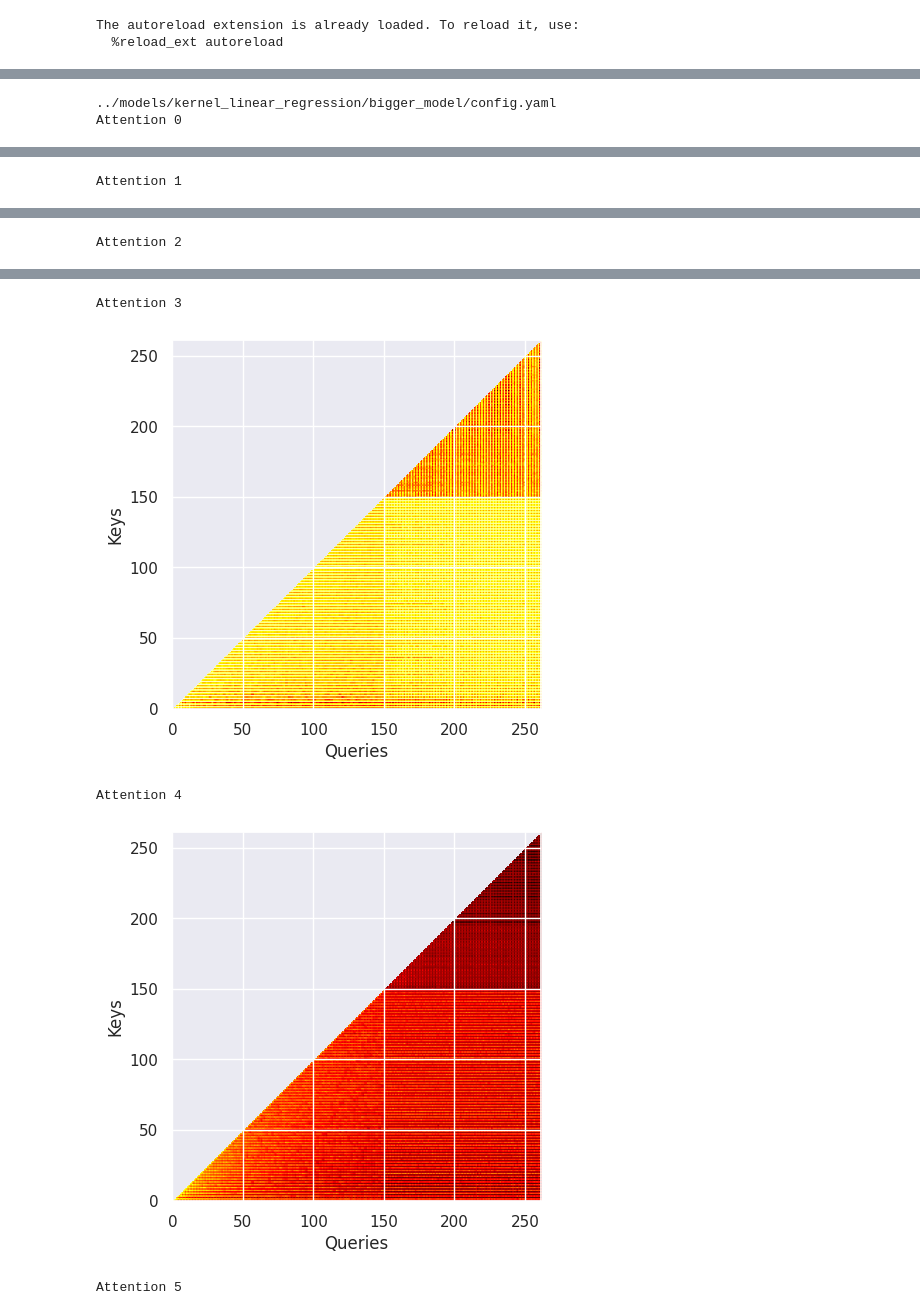
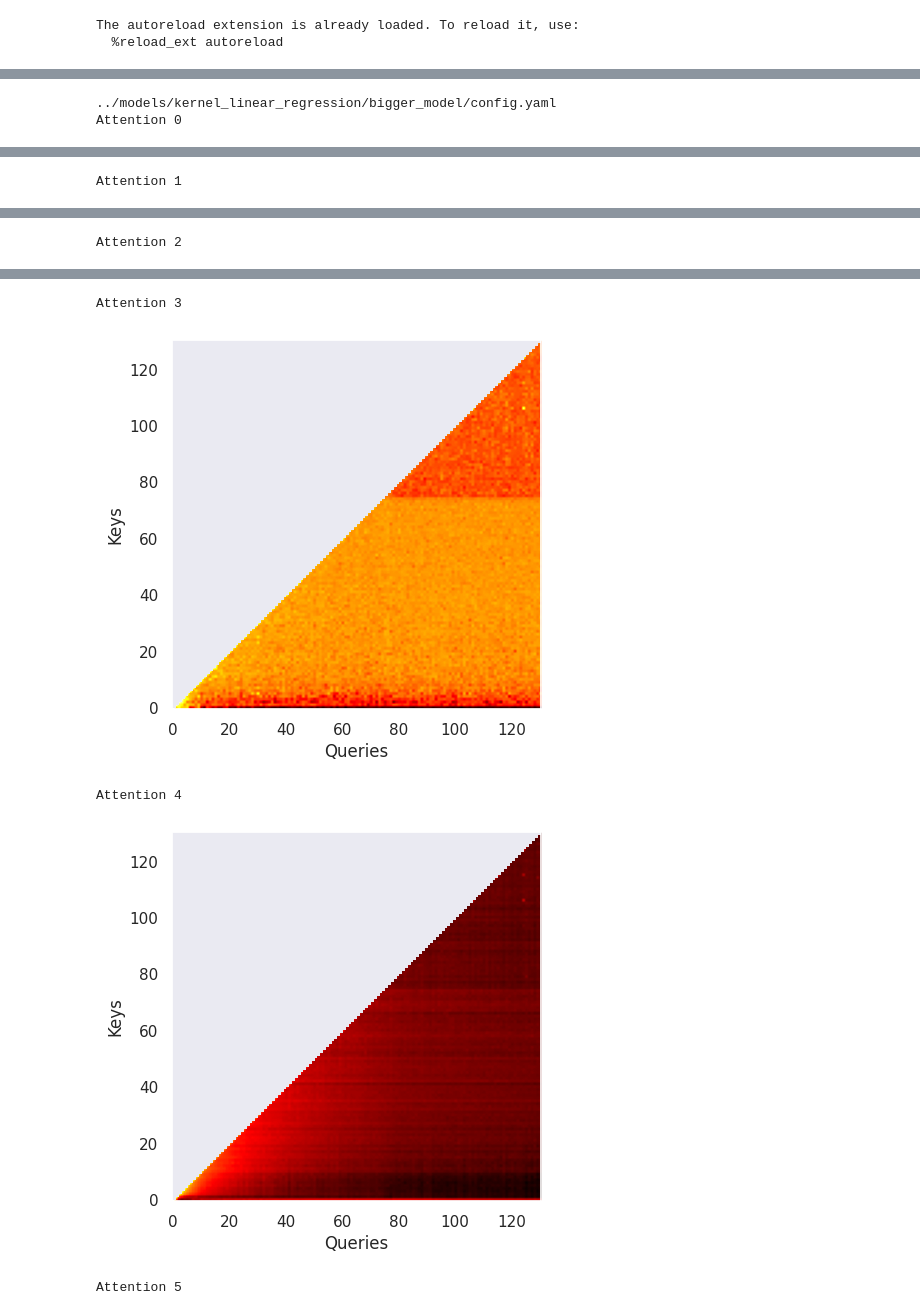
Before and after one commit to wilcoxsonm21/CS182Project, a Jupyter notebook: src/eval attention.ipynb, the cells around one changed output, grey strips where cells are left out. Cells and saved outputs as stored; diff of their text form; code cells hidden in the pictures.

Commit message:
Preparing some training

```diff
--- a/src/eval attention.ipynb
+++ b/src/eval attention.ipynb
@@ -78,11 +78,30 @@ def plot_collection(load_info_collection: List[LoadInfo], device: str = "cuda",
     basic_plot(metrics, yhigh_lim=yhigh_lim)
     plt.show()
 # %%
-# Plot for comparing "comparable" soft-prompts and LoRA for degree 5
-model_path = LoadInfo(path=models_dir / "kernel_linear_regression" / "bigger_model", step=-1,
-                                                alternative_name="Original Model")
+# Base model
+#model_path = LoadInfo(path=models_dir / "kernel_linear_regression" / "bigger_model", step=-1,
+#                                                alternative_name="Original Model")
 
-vals, attent = new_get_run_metrics2(model_path.path, step=-1, device=device)
+# 100 soft prompts model
+#model_path = LoadInfo(path=models_dir / "soft_prompting" / "fa639c10-14f4-48d7-a4d9-6af80dcebc2f", step=-1,
+#                                  alternative_name="100 soft-prompt pairs")
+
+ten_prompt_shared_roots = LoadInfo(path=models_dir / "soft_prompting" / "c048e08c-c0ce-4675-a344-a15e0497d4ef", step=-1,
+                                  alternative_name="10 soft-prompt pairs")
+load_info_collection = [ ten_prompt_shared_roots,
+                         LoadInfo(path=models_dir / "soft_prompting" / "52f6994e-746c-46bf-a2b8-cbaa401a9c29", step=-1,
+                                  alternative_train_conf_path=ten_prompt_shared_roots.path / "config.yaml",
+                                  alternative_name="50 soft-prompt pairs"),
+                         LoadInfo(path=models_dir / "soft_prompting" / "738134a8-4ce7-4511-b12b-286661ca444c", step=-1,
+                                  alternative_train_conf_path=ten_prompt_shared_roots.path / "config.yaml",
+                                  alternative_name="100 soft-prompt pairs"),
+                         LoadInfo(path=models_dir / "kernel_linear_regression" / "bigger_model", step=-1,
+                                  alternative_train_conf_path=ten_prompt_shared_roots.path / "config.yaml",
+                                  alternative_name="Original Model")]
+
+model_path = load_info_collection[3]
+
+vals, attent = new_get_run_metrics2(model_path.path, step=-1, device=device, x_sorted=False)
 
 for i, att_l in enumerate(attent):
     print(f"Attention {i}")
@@ -95,6 +114,7 @@ for i, att_l in enumerate(attent):
     plt.xlabel("Queries")
     plt.ylabel("Keys")
     #plt.gca.invert_yaxis()
+    plt.grid(False)
     plt.show()
 # %% [output]
 ../models/kernel_linear_regression/bigger_model/config.yaml
@@ -107,5 +127,5 @@ Attention 2
 Attention 3
-[figure, old version]
+[figure, new version]
 Attention 4
-[figure, old version]
+[figure, new version]
 Attention 5
```
Also changed, not shown: parts of 1 cell of this notebook, 8 other files.
